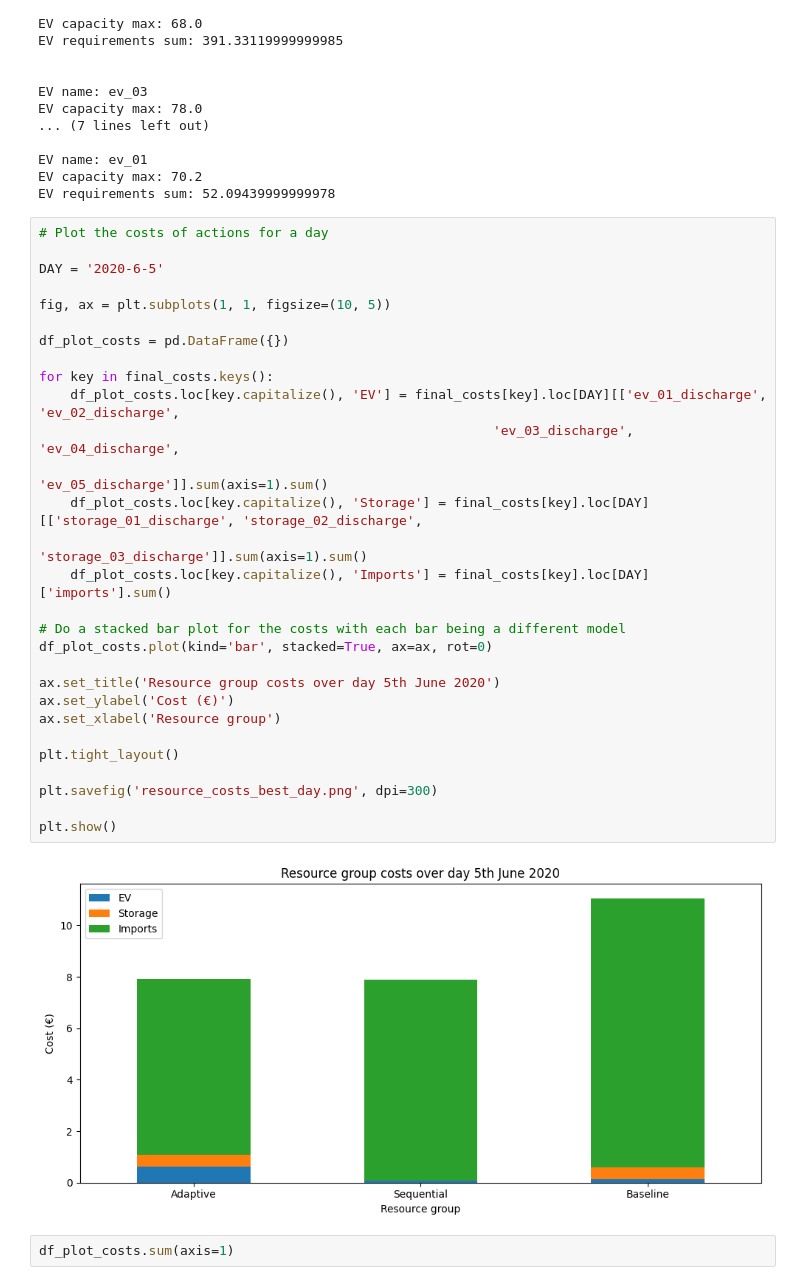
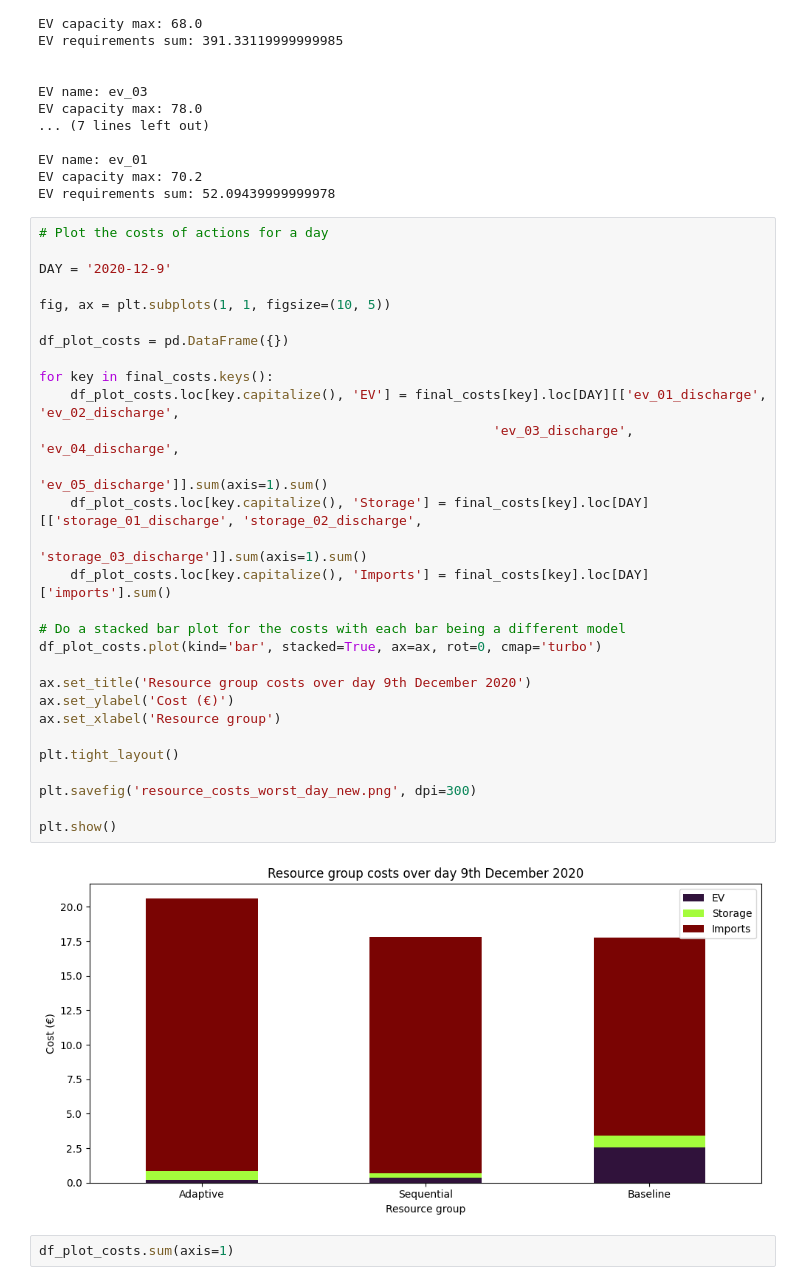
Before and after one commit to ECGomes/pyecom, a Jupyter notebook: notebooks/scenarios/priority_testing/result_visualization.ipynb, the cells around one changed output. Drawn from its saved outputs; the diff is of its cells as text.

```diff
--- a/notebooks/scenarios/priority_testing/result_visualization.ipynb
+++ b/notebooks/scenarios/priority_testing/result_visualization.ipynb
@@ -1056,34 +1059,34 @@ EV requirements sum: 52.09439999999978
 # %%
 # Plot the costs of actions for a day
 
-DAY = '2020-6-5'
+DAY = '2020-12-9'
 
 fig, ax = plt.subplots(1, 1, figsize=(10, 5))
 
 df_plot_costs = pd.DataFrame({})
 
 for key in final_costs.keys():
     df_plot_costs.loc[key.capitalize(), 'EV'] = final_costs[key].loc[DAY][['ev_01_discharge', 'ev_02_discharge',
                                                           'ev_03_discharge', 'ev_04_discharge',
                                                           'ev_05_discharge']].sum(axis=1).sum()
     df_plot_costs.loc[key.capitalize(), 'Storage'] = final_costs[key].loc[DAY][['storage_01_discharge', 'storage_02_discharge',
                                                                'storage_03_discharge']].sum(axis=1).sum()
     df_plot_costs.loc[key.capitalize(), 'Imports'] = final_costs[key].loc[DAY]['imports'].sum()
 
 # Do a stacked bar plot for the costs with each bar being a different model
-df_plot_costs.plot(kind='bar', stacked=True, ax=ax, rot=0)
+df_plot_costs.plot(kind='bar', stacked=True, ax=ax, rot=0, cmap='turbo')
 
-ax.set_title('Resource group costs over day 5th June 2020')
+ax.set_title('Resource group costs over day 9th December 2020')
 ax.set_ylabel('Cost (€)')
 ax.set_xlabel('Resource group')
 
 plt.tight_layout()
 
-plt.savefig('resource_costs_best_day.png', dpi=300)
+plt.savefig('resource_costs_worst_day_new.png', dpi=300)
 
 plt.show()
 # %% [output]
-[figure, old version]
+[figure, new version]
 # %%
 df_plot_costs.sum(axis=1)
 # %% [output]
```
Also changed, not shown: parts of 2 cells of this notebook, 11 other files.
